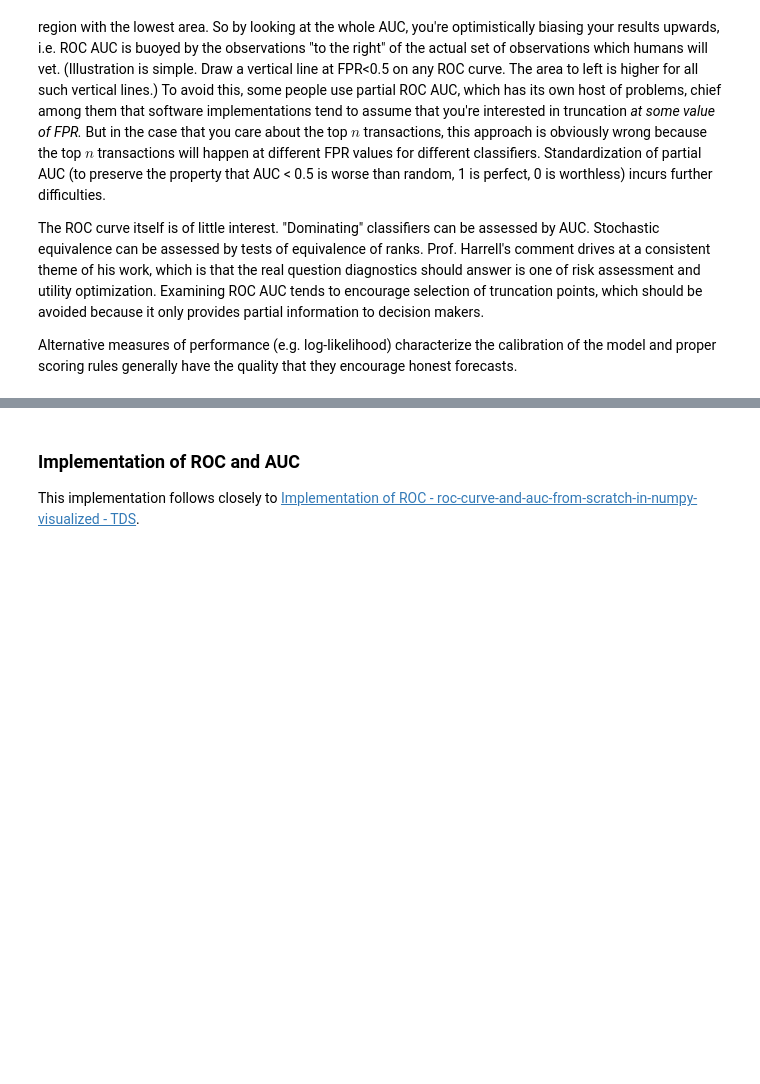
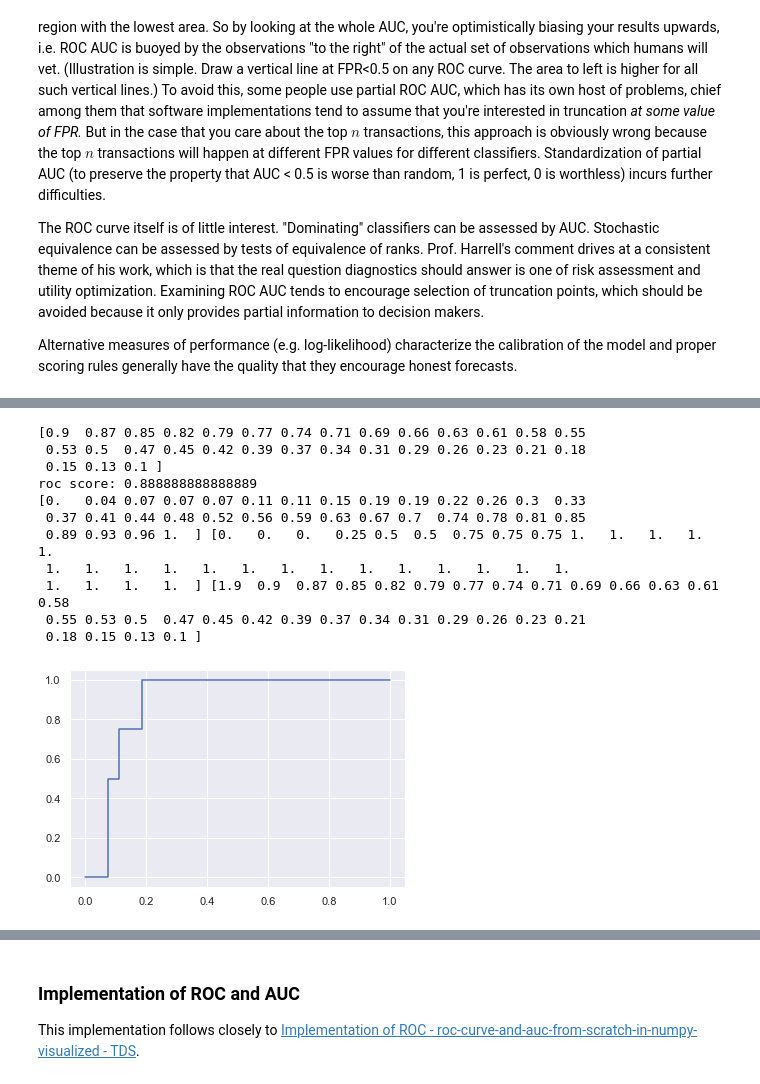
Before and after one commit to ghnreigns/reighns-MLAlgorithms, a Jupyter notebook: reighns-metrics/notebooks/Machine Learning Metrics.ipynb, the cells around one changed output, grey strips where cells are left out. Saved outputs shown, nothing was run; the diff lists cells and outputs as text; code cells hidden in the pictures; blank space fills up the shorter version.

Commit message:
Updates to metrics.

```diff
--- a/reighns-metrics/notebooks/Machine Learning Metrics.ipynb
+++ b/reighns-metrics/notebooks/Machine Learning Metrics.ipynb
@@ -540 +608,31 @@ On the other hand, if you're not really interested in how the model performs on
+# %%
+import sklearn
+import numpy as np
+import matplotlib.pyplot as plt
+
+yTest = [0,0,1,1,0,1,0,0,1,0,0,0,0,0,0,0,0,0,0,0,0,0,0,0,0,0,0,0,0,0,0]
+yPredicted = np.linspace(0.9, 0.1, num=len(yTest))
+print(yPredicted)
+
+imbalanced_roc = sklearn.metrics.roc_auc_score(yTest, yPredicted) # ~0.89
+print(f"roc score: {imbalanced_roc}")
+
+fpr_imbalanced, tpr_imbalanced, threshold_imbalanced = sklearn.metrics.roc_curve(yTest, yPredicted, drop_intermediate=False)
+
+print(fpr_imbalanced, tpr_imbalanced, threshold_imbalanced)
+
+plt.plot(fpr_imbalanced, tpr_imbalanced);
+# %% [output]
+[0.9  0.87 0.85 0.82 0.79 0.77 0.74 0.71 0.69 0.66 0.63 0.61 0.58 0.55
+ 0.53 0.5  0.47 0.45 0.42 0.39 0.37 0.34 0.31 0.29 0.26 0.23 0.21 0.18
+ 0.15 0.13 0.1 ]
+roc score: 0.888888888888889
+[0.   0.04 0.07 0.07 0.07 0.11 0.11 0.15 0.19 0.19 0.22 0.26 0.3  0.33
+ 0.37 0.41 0.44 0.48 0.52 0.56 0.59 0.63 0.67 0.7  0.74 0.78 0.81 0.85
+ 0.89 0.93 0.96 1.  ] [0.   0.   0.   0.25 0.5  0.5  0.75 0.75 0.75 1.   1.   1.   1.   1.
+ 1.   1.   1.   1.   1.   1.   1.   1.   1.   1.   1.   1.   1.   1.
+ 1.   1.   1.   1.  ] [1.9  0.9  0.87 0.85 0.82 0.79 0.77 0.74 0.71 0.69 0.66 0.63 0.61 0.58
+ 0.55 0.53 0.5  0.47 0.45 0.42 0.39 0.37 0.34 0.31 0.29 0.26 0.23 0.21
+ 0.18 0.15 0.13 0.1 ]
+[figure, added]
 # %% [markdown]
```
Also changed, not shown: parts of 26 cells of this notebook, 12 other files.
